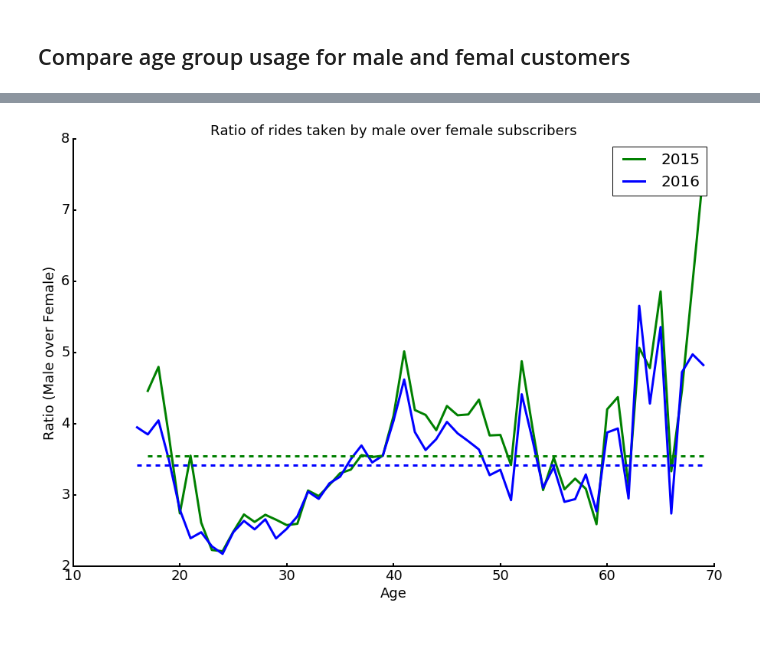
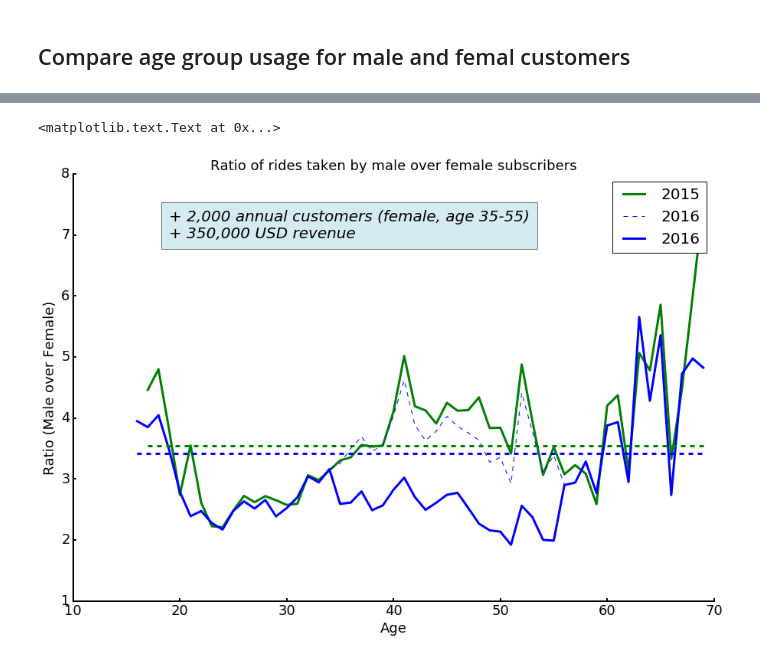
Before and after one commit to cleipski/Citibike, a Jupyter notebook: citibike_05.ipynb, the cells around one changed output, grey strips where cells are left out. Drawn from its saved outputs; the diff is of its cells as text; code cells hidden in the pictures.

```diff
--- a/citibike_05.ipynb
+++ b/citibike_05.ipynb
@@ -144,5 +319,18 @@ plt.savefig(os.path.join(data_dir,'plots','growth_subscriber_demographics_2015_2
 # %%
+df_2015_add = df_2015.copy()
+df_2016_add = df_2016.copy()
+n_add = [2181,4669]
+for i in range(n_add[1]):
+    tmp_age = np.random.randint(age1, age2+1)
+    tmp_idx = df_2016_add[df_2016_add['age'] == tmp_age].index[0]
+    curr_val = df_2016_add['num_females'][df_2016_add['age'] == tmp_age].iloc[0]
+    new_val = curr_val + 112 # 112 rides per customer
+    df_2016_add.set_value(tmp_idx,'num_females',new_val)
+
+
+
 age_2015 = df_2015['age'][df_2015['age'] < 70]
 ratio_2015 = (df_2015['num_males'][df_2015['age'] < 70] / df_2015['num_females'][df_2015['age'] < 70]).tolist()
-age_2016 = df_2016['age'][df_2016['age'] < 70]
-ratio_2016 = (df_2016['num_males'][df_2016['age'] < 70] / df_2016['num_females'][df_2016['age'] < 70]).tolist()
+#
+age_2016 = df_2016_add['age'][df_2016_add['age'] < 70]
+ratio_2016_add = (df_2016_add['num_males'][df_2016_add['age'] < 70] / df_2016_add['num_females'][df_2016_add['age'] < 70]).tolist()
@@ -149,28 +377,41 @@ ratio_2016 = (df_2016['num_males'][df_2016['age'] < 70] / df_2016['num_females']
 # %%
 fig, ax = plt.subplots(figsize=(15, 10))
 plt.plot(age_2015,ratio_2015, color='green', label='2015', lw=3)
-plt.plot(age_2016,ratio_2016, color='blue', label='2016', lw=3)
+plt.plot(age_2016,ratio_2016, color='blue', label='2016', lw=1, linestyle='--')
+plt.plot(age_2016,ratio_2016_add, color='blue', label='2016', lw=3)
 plt.title('Ratio of rides taken by male over female subscribers', fontsize=18)
 plt.ylabel('Ratio (Male over Female)', fontsize=18)
 plt.xlabel('Age', fontsize=18)
 plt.legend(prop={'size': 20})
+#
 plt.plot([age_2015.iloc[0],age_2015.iloc[-1]],[np.median(ratio_2015),np.median(ratio_2015)],'g--', lw=3)
 plt.plot([age_2016.iloc[0],age_2016.iloc[-1]],[np.median(ratio_2016),np.median(ratio_2016)],'b--', lw=3)
+# # Show error margins
+# tmp_lower = [x-y for x,y in zip(ratio_2015,ratio_2015_err)]
+# tmp_upper = [x+y for x,y in zip(ratio_2015,ratio_2015_err)]
+# ax.fill_between(age_2015, tmp_upper, tmp_lower, facecolor='green', alpha=.5,)
+# # Show error margins
+# tmp_lower = [x-y for x,y in zip(ratio_2016,ratio_2016_err)]
+# tmp_upper = [x+y for x,y in zip(ratio_2016,ratio_2016_err)]
+# ax.fill_between(age_2016, tmp_upper, tmp_lower, facecolor='blue', alpha=.5,)
 # Hide the right and top spines
 ax.spines['right'].set_visible(False)
 ax.spines['top'].set_visible(False)
-
 # Set witdh of axes spines and ticks
 ax.spines['left'].set_linewidth(2)
 ax.spines['bottom'].set_linewidth(2)
 ax.xaxis.set_tick_params(width=2)
 ax.yaxis.set_tick_params(width=2)
 # Only show ticks on the left and bottom spines
 ax.yaxis.set_ticks_position('left')
 ax.xaxis.set_ticks_position('bottom')
 ax.tick_params(labelsize=18)
-
-
-plt.savefig(os.path.join(data_dir,'plots','ride_ratio_subscriber_demographics_2015_2016.pdf'), bbox_inches='tight')
+#
+# plt.savefig(os.path.join(data_dir,'plots','ride_ratio_subscriber_demographics_2015_2016.pdf'), bbox_inches='tight')
+#
+ax.text(0.15, 0.85, '+ 2,000 annual customers (female, age 35-55)\n+ 350,000 USD revenue', style='italic',
+        horizontalalignment='left', bbox={'facecolor':'lightblue', 'alpha':0.5, 'pad':10},
+        transform=ax.transAxes,fontsize=20)
 # %% [output]
+<matplotlib.text.Text at 0x...>
-[figure, old version]
+[figure, new version]
```
Also changed, not shown: parts of 14 cells of this notebook.
